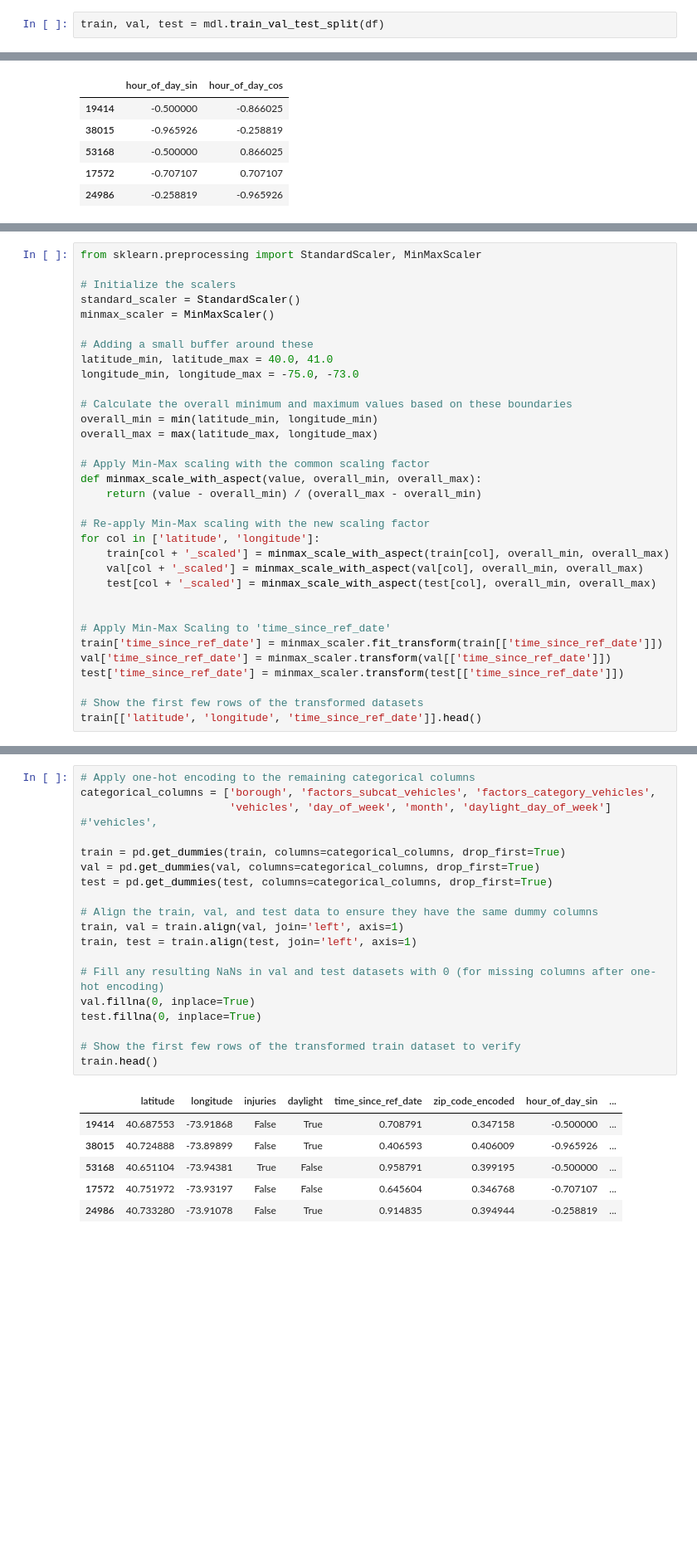
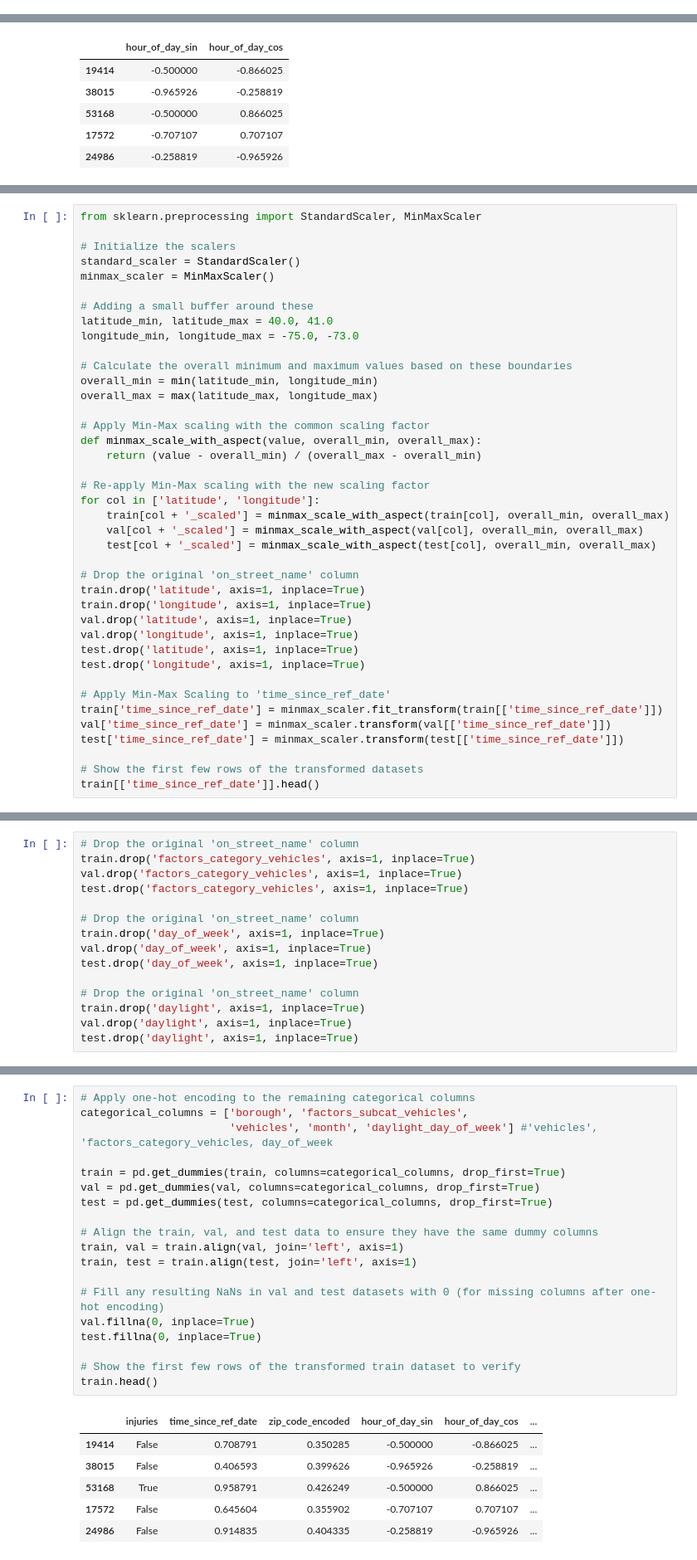
Before and after one commit to Jonathan-Garcia1/new-york-vehicle-collisions, a Jupyter notebook: final_repor.ipynb, the cells around one changed output, grey strips where cells are left out. Shown at 83% size. Saved outputs shown, nothing was run; the diff lists cells and outputs as text; blank space fills up the shorter version.

```diff
--- a/final_repor.ipynb
+++ b/final_repor.ipynb
@@ -462,2 +457,0 @@ CSV file for 2022 already exists. Loading data from the CSV.
-# %%
-train, val, test = mdl.train_val_test_split(df)
@@ -700,6 +588,13 @@ for col in ['latitude', 'longitude']:
     val[col + '_scaled'] = minmax_scale_with_aspect(val[col], overall_min, overall_max)
     test[col + '_scaled'] = minmax_scale_with_aspect(test[col], overall_min, overall_max)
 
+# Drop the original 'on_street_name' column
+train.drop('latitude', axis=1, inplace=True)
+train.drop('longitude', axis=1, inplace=True)
+val.drop('latitude', axis=1, inplace=True)
+val.drop('longitude', axis=1, inplace=True)
+test.drop('latitude', axis=1, inplace=True)
+test.drop('longitude', axis=1, inplace=True)
 
 # Apply Min-Max Scaling to 'time_since_ref_date'
 train['time_since_ref_date'] = minmax_scaler.fit_transform(train[['time_since_ref_date']])
@@ -707,5 +602,5 @@ val['time_since_ref_date'] = minmax_scaler.transform(val[['time_since_ref_date']
 test['time_since_ref_date'] = minmax_scaler.transform(test[['time_since_ref_date']])
 
 # Show the first few rows of the transformed datasets
-train[['latitude', 'longitude', 'time_since_ref_date']].head()
+train[['time_since_ref_date']].head()
 # %% [output]
@@ -717,0 +613,15 @@ train[['latitude', 'longitude', 'time_since_ref_date']].head()
+# %%
+# Drop the original 'on_street_name' column
+train.drop('factors_category_vehicles', axis=1, inplace=True)
+val.drop('factors_category_vehicles', axis=1, inplace=True)
+test.drop('factors_category_vehicles', axis=1, inplace=True)
+
+# Drop the original 'on_street_name' column
+train.drop('day_of_week', axis=1, inplace=True)
+val.drop('day_of_week', axis=1, inplace=True)
+test.drop('day_of_week', axis=1, inplace=True)
+
+# Drop the original 'on_street_name' column
+train.drop('daylight', axis=1, inplace=True)
+val.drop('daylight', axis=1, inplace=True)
+test.drop('daylight', axis=1, inplace=True)
@@ -718,26 +637,26 @@ train[['latitude', 'longitude', 'time_since_ref_date']].head()
 # %%
 # Apply one-hot encoding to the remaining categorical columns
-categorical_columns = ['borough', 'factors_subcat_vehicles', 'factors_category_vehicles',
-                       'vehicles', 'day_of_week', 'month', 'daylight_day_of_week'] #'vehicles',
+categorical_columns = ['borough', 'factors_subcat_vehicles',
+                       'vehicles', 'month', 'daylight_day_of_week'] #'vehicles', 'factors_category_vehicles, day_of_week
 
 train = pd.get_dummies(train, columns=categorical_columns, drop_first=True)
 val = pd.get_dummies(val, columns=categorical_columns, drop_first=True)
 test = pd.get_dummies(test, columns=categorical_columns, drop_first=True)
 
 # Align the train, val, and test data to ensure they have the same dummy columns
 train, val = train.align(val, join='left', axis=1)
 train, test = train.align(test, join='left', axis=1)
 
 # Fill any resulting NaNs in val and test datasets with 0 (for missing columns after one-hot encoding)
 val.fillna(0, inplace=True)
 test.fillna(0, inplace=True)
 
 # Show the first few rows of the transformed train dataset to verify
 train.head()
 # %% [output]
-|  | latitude | longitude | injuries | daylight | time_since_ref_date | zip_code_encoded | hour_of_day_sin | ... |
-| 19414 | 40.687553 | -73.91868 | False | True | 0.708791 | 0.347158 | -0.500000 | ... |
-| 38015 | 40.724888 | -73.89899 | False | True | 0.406593 | 0.406009 | -0.965926 | ... |
-| 53168 | 40.651104 | -73.94381 | True | False | 0.958791 | 0.399195 | -0.500000 | ... |
-| 17572 | 40.751972 | -73.93197 | False | False | 0.645604 | 0.346768 | -0.707107 | ... |
-| 24986 | 40.733280 | -73.91078 | False | True | 0.914835 | 0.394944 | -0.258819 | ... |
+|  | injuries | time_since_ref_date | zip_code_encoded | hour_of_day_sin | hour_of_day_cos | ... |
+| 19414 | False | 0.708791 | 0.350285 | -0.500000 | -0.866025 | ... |
+| 38015 | False | 0.406593 | 0.399626 | -0.965926 | -0.258819 | ... |
+| 53168 | True | 0.958791 | 0.426249 | -0.500000 | 0.866025 | ... |
+| 17572 | False | 0.645604 | 0.355902 | -0.707107 | 0.707107 | ... |
+| 24986 | False | 0.914835 | 0.404335 | -0.258819 | -0.965926 | ... |
```
Also changed, not shown: parts of 31 cells of this notebook.
